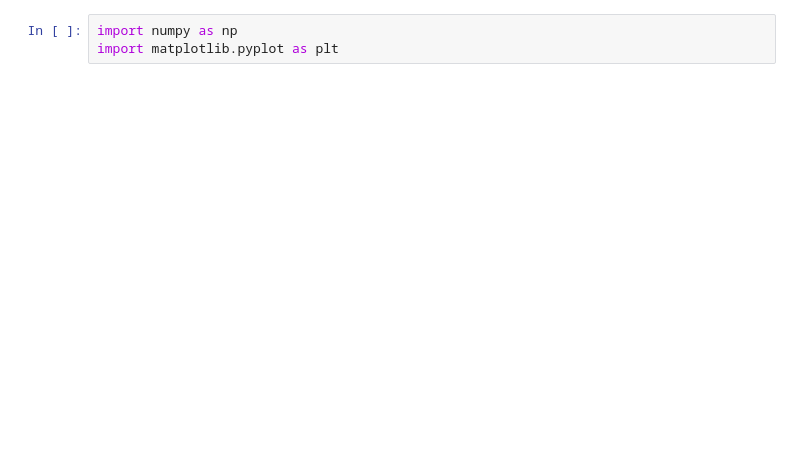
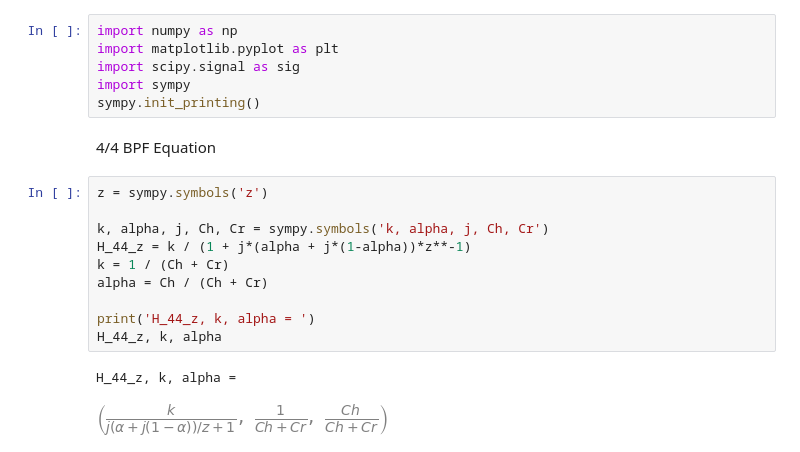
Before and after one commit to arthurmorbach/dt-filters, a Jupyter notebook: fResponse.ipynb, the cells around one changed output. Drawn from its saved outputs; the diff is of its cells as text; blank space fills up the shorter version.

```diff
--- a/fResponse.ipynb
+++ b/fResponse.ipynb
@@ -1,4 +1,22 @@
 # %%
 import numpy as np
 import matplotlib.pyplot as plt
+import scipy.signal as sig
+import sympy
+sympy.init_printing()
+# %% [markdown]
+4/4 BPF Equation
+# %%
+z = sympy.symbols('z')
+
+k, alpha, j, Ch, Cr = sympy.symbols('k, alpha, j, Ch, Cr')
+H_44_z = k / (1 + j*(alpha + j*(1-alpha))*z**-1)
+k = 1 / (Ch + Cr)
+alpha = Ch / (Ch + Cr)
+
+print('H_44_z, k, alpha = ')
+H_44_z, k, alpha
+# %% [output]
+H_44_z, k, alpha =
+[figure, added]
 # %%
```
Also changed, not shown: parts of 3 cells of this notebook.
